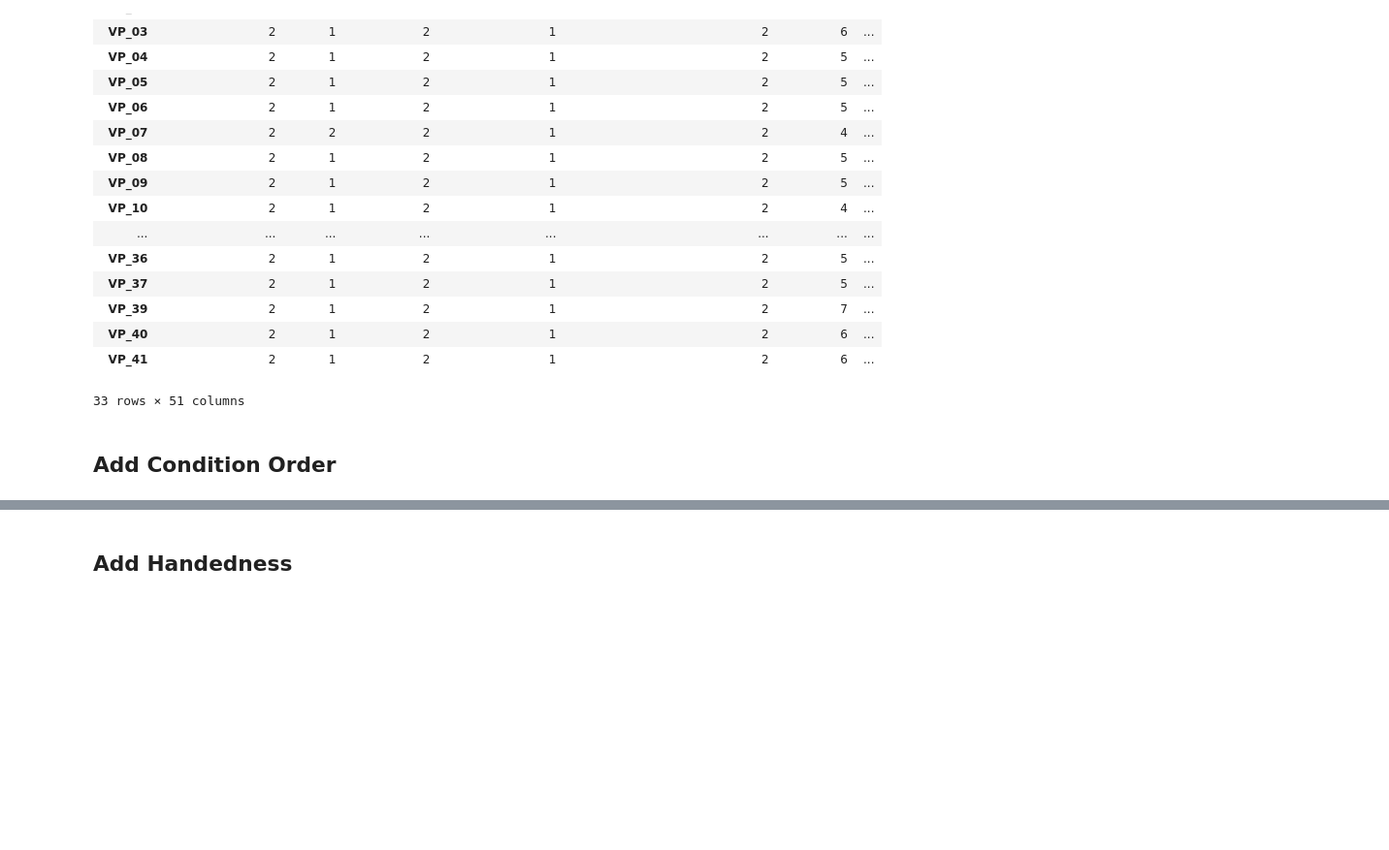
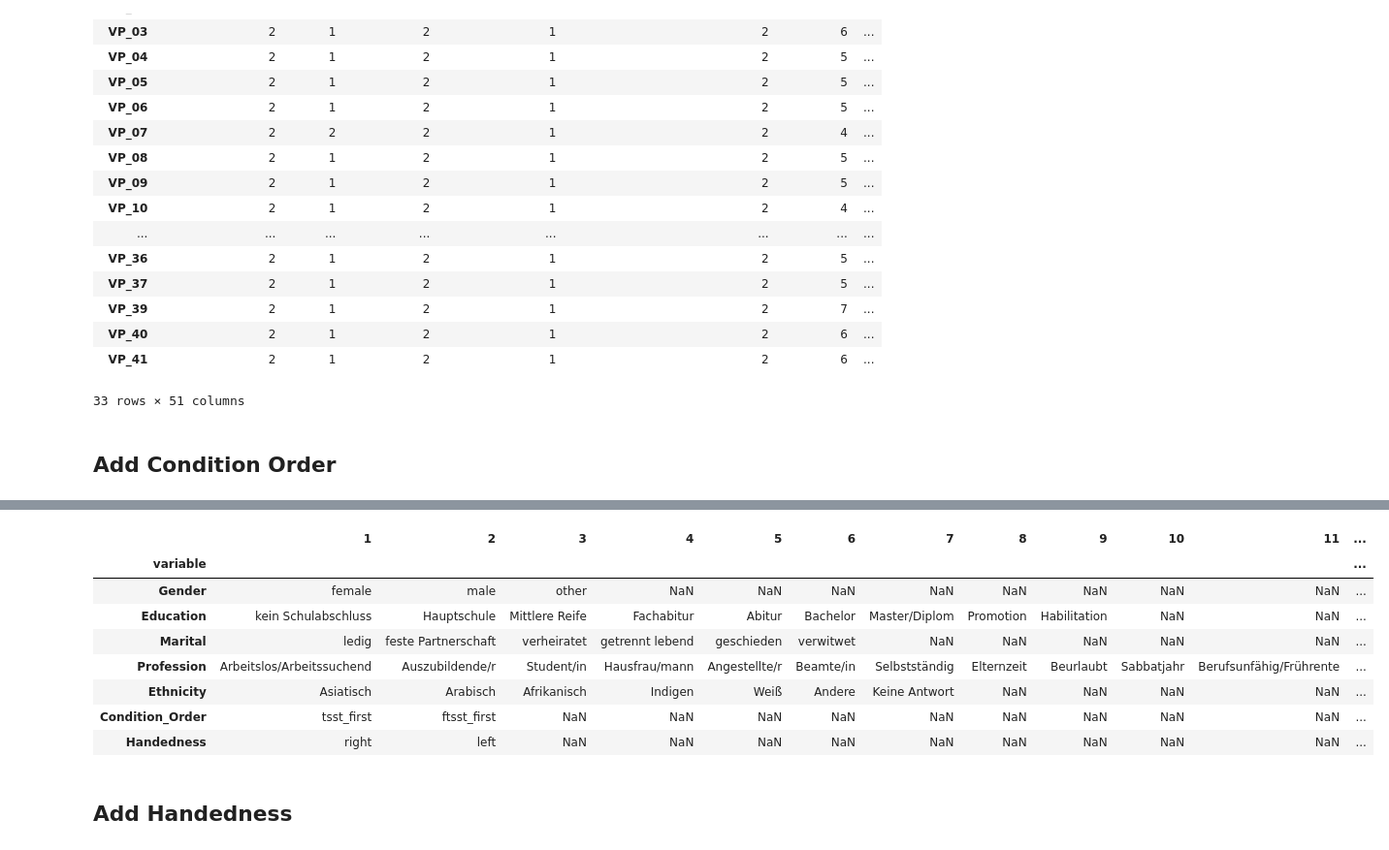
Before and after one commit to empkins/empkins-d03-preprocessing, a Jupyter notebook: experiments/2022_05_macro/unipark/Questionnaire_Data_Merge.ipynb, the cells around one changed output, grey strips where cells are left out. Shown at 97% size. Saved outputs shown, nothing was run; the diff lists cells and outputs as text; code cells hidden in the pictures; blank space fills up the shorter version.

```diff
--- a/experiments/2022_05_macro/unipark/Questionnaire_Data_Merge.ipynb
+++ b/experiments/2022_05_macro/unipark/Questionnaire_Data_Merge.ipynb
@@ -197,0 +221,17 @@ Name: condition_order, dtype: object
+# %%
+# add to codebook
+
+codebook = pd.read_csv(base_path.joinpath("data_tabular/questionnaires/codebook.csv"))
+codebook.set_index("variable", inplace=True)
+# %%
+codebook
+# %% [output]
+|  | 1 | 2 | 3 | 4 | 5 | 6 | 7 | 8 | 9 | 10 | 11 | ... |
+| variable |  |  |  |  |  |  |  |  |  |  |  | ... |
+| Gender | female | male | other | NaN | NaN | NaN | NaN | NaN | NaN | NaN | NaN | ... |
+| Education | kein Schulabschluss | Hauptschule | Mittlere Reife | Fachabitur | Abitur | Bachelor | Master/Diplom | Promotion | Habilitation | NaN | NaN | ... |
+| Marital | ledig | feste Partnerschaft | verheiratet | getrennt lebend | geschieden | verwitwet | NaN | NaN | NaN | NaN | NaN | ... |
+| Profession | Arbeitslos/Arbeitssuchend | Auszubildende/r | Student/in | Hausfrau/mann | Angestellte/r | Beamte/in | Selbstständig | Elternzeit | Beurlaubt | Sabbatjahr | Berufsunfähig/Frührente | ... |
+| Ethnicity | Asiatisch | Arabisch | Afrikanisch | Indigen | Weiß | Andere | Keine Antwort | NaN | NaN | NaN | NaN | ... |
+| Condition_Order | tsst_first | ftsst_first | NaN | NaN | NaN | NaN | NaN | NaN | NaN | NaN | NaN | ... |
+| Handedness | right | left | NaN | NaN | NaN | NaN | NaN | NaN | NaN | NaN | NaN | ... |
```
Also changed, not shown: parts of 10 cells of this notebook.
